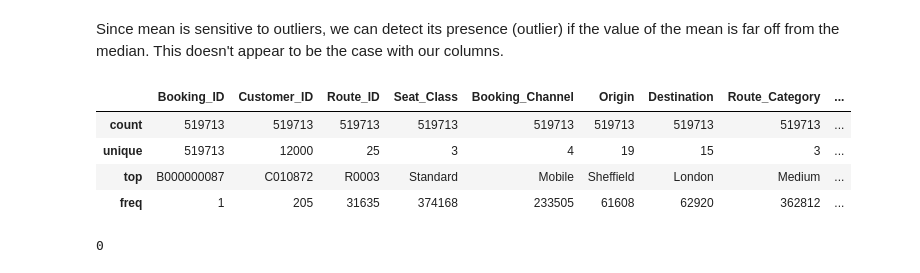
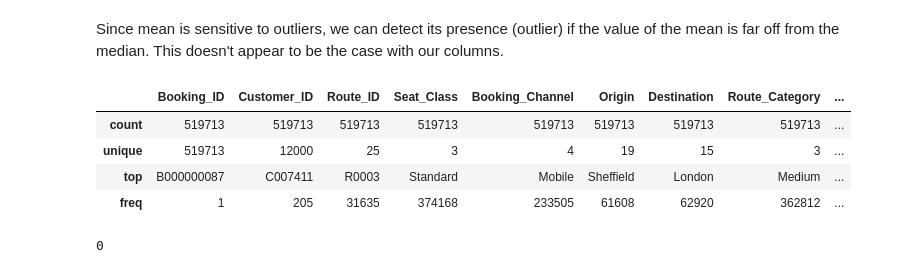
Before and after one commit to michizler/voyage-rails-analytics, a Jupyter notebook: preprocessing/clean.ipynb, the cells around one changed output. Saved outputs shown, nothing was run; the diff lists cells and outputs as text; code cells hidden in the pictures.

```diff
--- a/preprocessing/clean.ipynb
+++ b/preprocessing/clean.ipynb
@@ -102,12 +102,12 @@ travel_data.describe(include=['int64', 'float64'])
 # %% [markdown]
 Since mean is sensitive to outliers, we can detect its presence (outlier) if the value of the mean is far off from the median. This doesn't appear to be the case with our columns.
 # %%
-travel_data.describe(include=['str'])
+travel_data.describe(include=['object'])
 # %% [output]
 |  | Booking_ID | Customer_ID | Route_ID | Seat_Class | Booking_Channel | Origin | Destination | Route_Category | ... |
 | count | 519713 | 519713 | 519713 | 519713 | 519713 | 519713 | 519713 | 519713 | ... |
 | unique | 519713 | 12000 | 25 | 3 | 4 | 19 | 15 | 3 | ... |
-| top | B000000087 | C010872 | R0003 | Standard | Mobile | Sheffield | London | Medium | ... |
+| top | B000000087 | C007411 | R0003 | Standard | Mobile | Sheffield | London | Medium | ... |
 | freq | 1 | 205 | 31635 | 374168 | 233505 | 61608 | 62920 | 362812 | ... |
 # %%
 # check for duplicates in dataset
```
Also changed, not shown: parts of 21 cells of this notebook, 2 other files.
